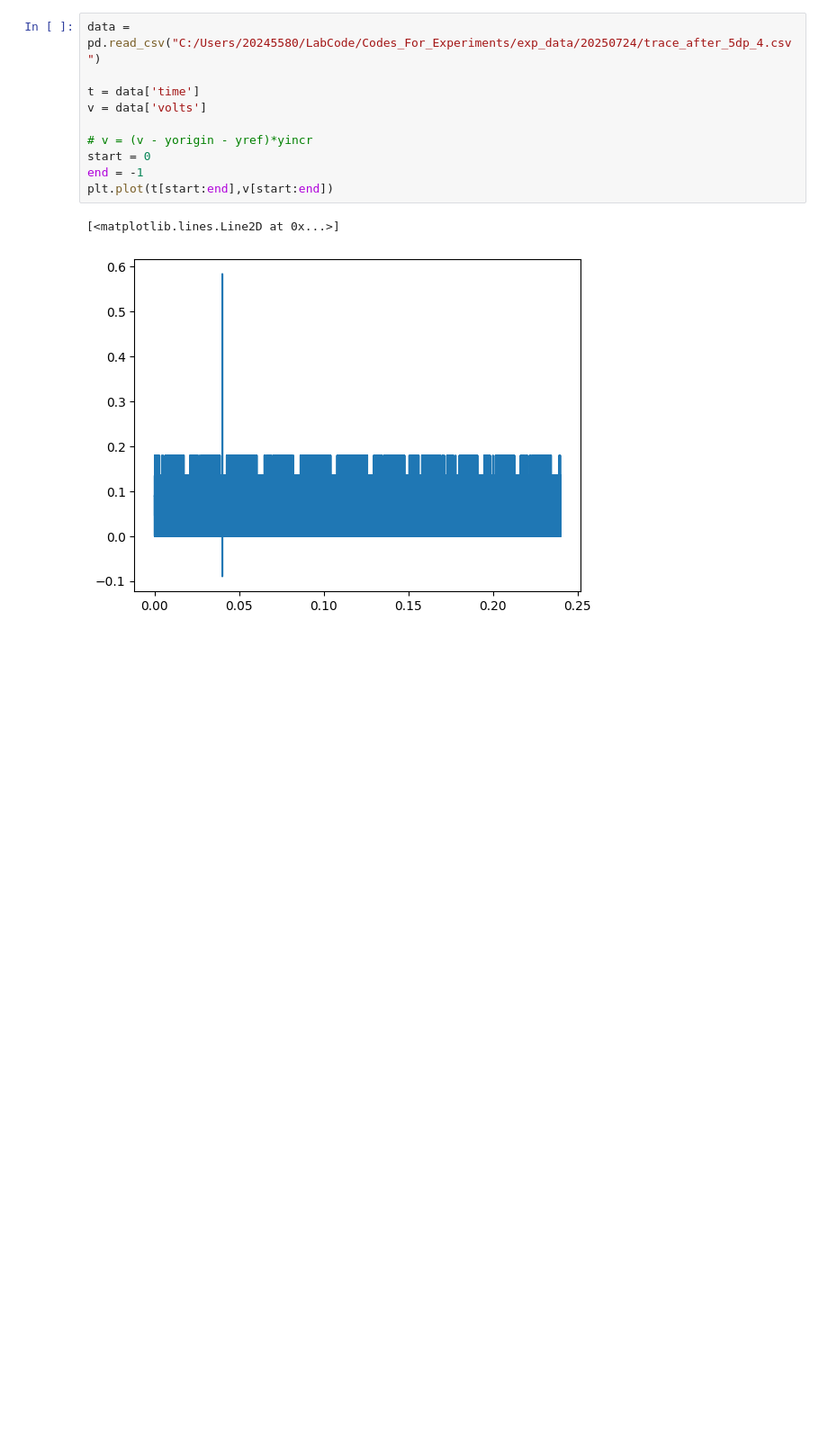
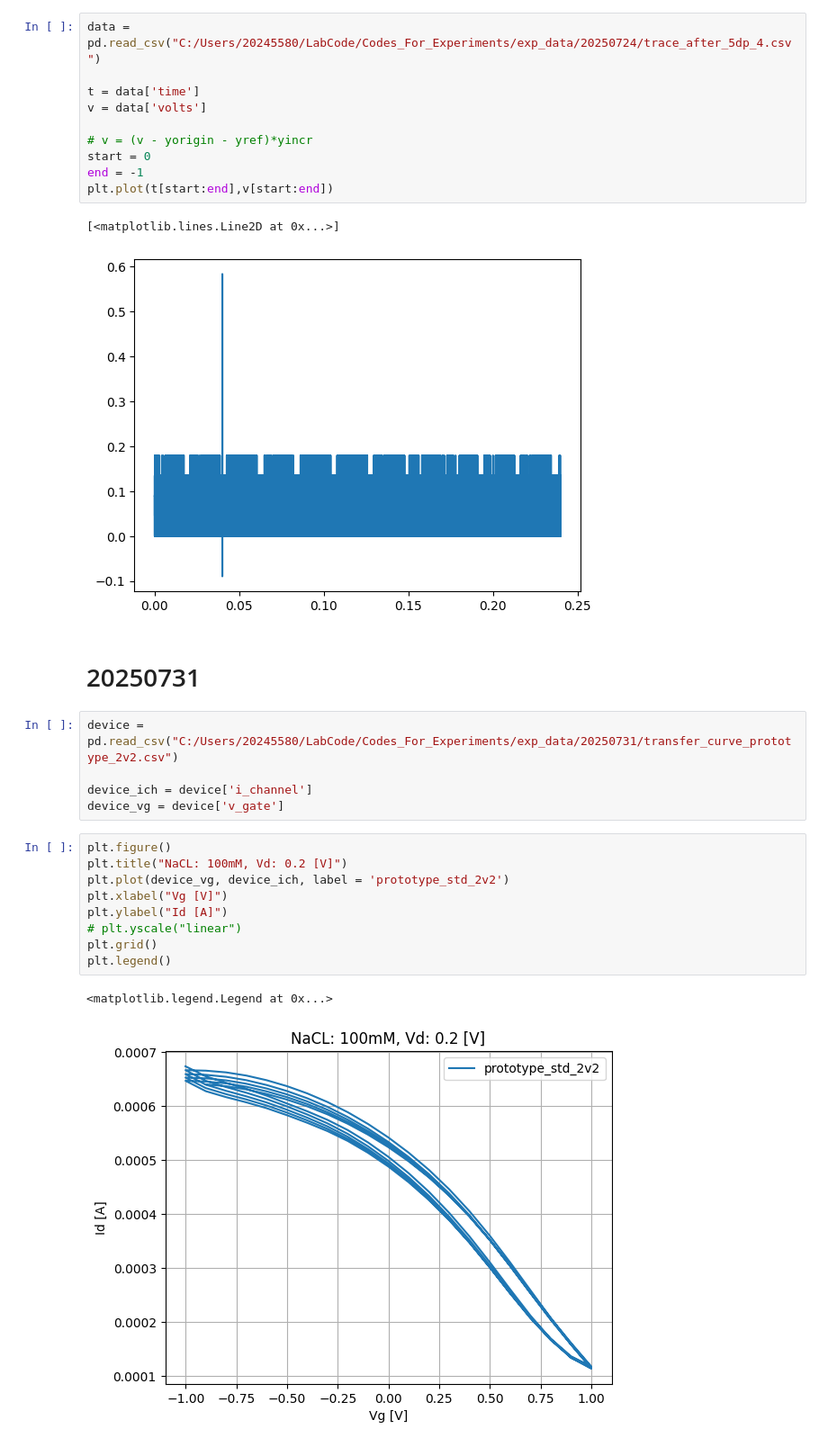
Before and after one commit to LaN-Tran/Code_for_experiments_at_Tue, a Jupyter notebook: codes/plot_exp_data.ipynb, the cells around one changed output. Shown at 90% size. Drawn from its saved outputs; the diff is of its cells as text; blank space fills up the shorter version.

```diff
--- a/codes/plot_exp_data.ipynb
+++ b/codes/plot_exp_data.ipynb
@@ -1908,3 +1908,22 @@ plt.plot(t[start:end],v[start:end])
 # %% [output]
 [<matplotlib.lines.Line2D at 0x...>]
 [figure]
+# %% [markdown]
+# 20250731
+# %%
+device = pd.read_csv("C:/Users/20245580/LabCode/Codes_For_Experiments/exp_data/20250731/transfer_curve_prototype_2v2.csv")
+
+device_ich = device['i_channel']
+device_vg = device['v_gate']
+# %%
+plt.figure()
+plt.title("NaCL: 100mM, Vd: 0.2 [V]")
+plt.plot(device_vg, device_ich, label = 'prototype_std_2v2')
+plt.xlabel("Vg [V]")
+plt.ylabel("Id [A]")
+# plt.yscale("linear")
+plt.grid()
+plt.legend()
+# %% [output]
+<matplotlib.legend.Legend at 0x...>
+[figure, added]
```
Also changed, not shown: parts of 4 cells of this notebook, 3 other files.
